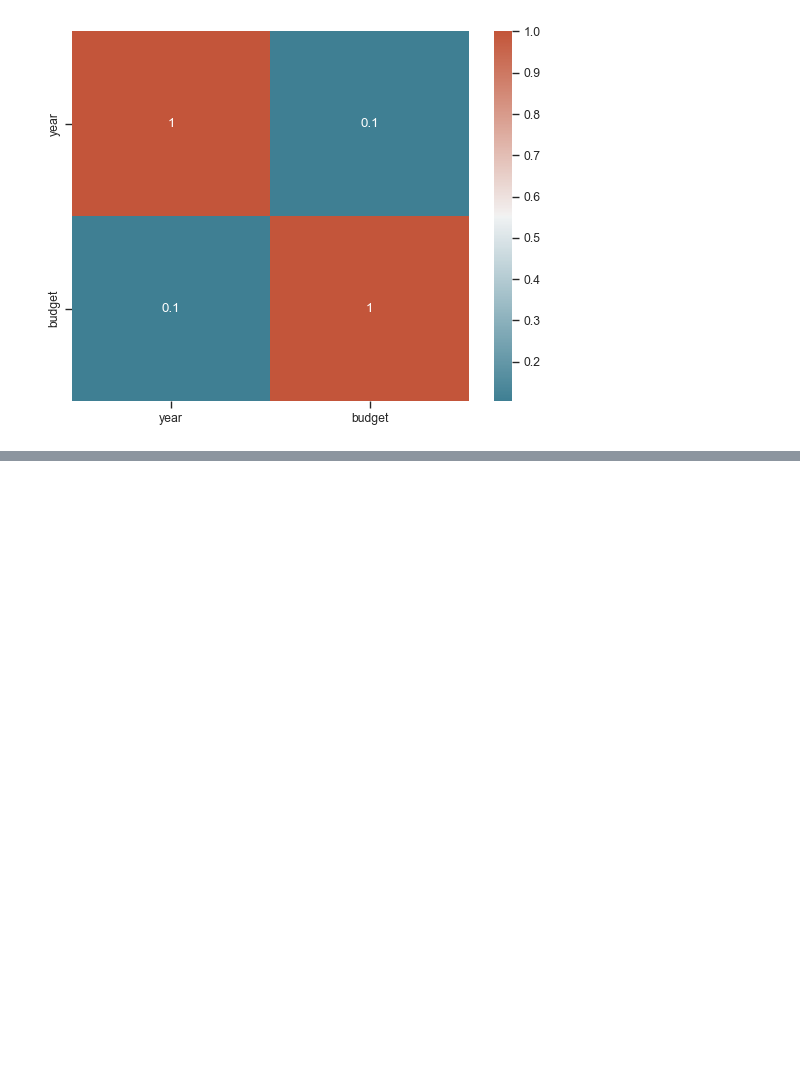
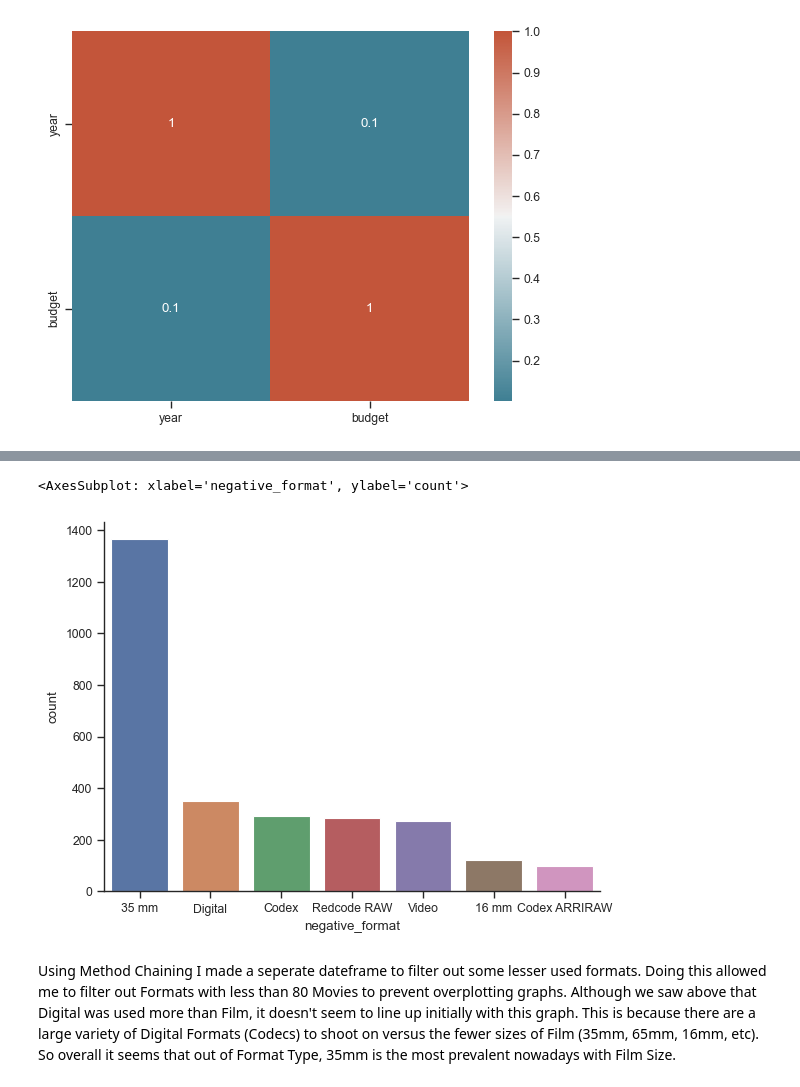
Before and after one commit to ubco-W2022T1-cosc301/project-group16, a Jupyter notebook: notebooks/analysis1.ipynb, the cells around one changed output, grey strips where cells are left out. Drawn from its saved outputs; the diff is of its cells as text; code cells hidden in the pictures; blank space fills up the shorter version.

```diff
--- a/notebooks/analysis1.ipynb
+++ b/notebooks/analysis1.ipynb
@@ -111,3 +95,13 @@ sns.heatmap(corr, xticklabels=corr.columns, yticklabels=corr.columns, annot=True
+# %%
+df_p = get_popular_formats(df_clean) # Calling Function to Filter Overplotted Data
+sns.barplot(df_p, x="negative_format", y="count")
+# %% [output]
+<AxesSubplot: xlabel='negative_format', ylabel='count'>
+[figure, added]
+# %% [markdown]
+Using Method Chaining I made a seperate dateframe to filter out some lesser used formats.
+Doing this allowed me to filter out Formats with less than 80 Movies to prevent overplotting graphs.
+Although we saw above that Digital was used more than Film, it doesn't seem to line up initially with this graph. This is because there are a large variety of Digital Formats (Codecs) to shoot on versus the fewer sizes of Film (35mm, 65mm, 16mm, etc). So overall it seems that out of Format Type, 35mm is the most prevalent nowadays with Film Size.
 # %%
 sns.catplot(df_clean, x="year", y="budget")
 # %% [output]
```
Also changed, not shown: parts of 9 cells of this notebook, 2 other files.
